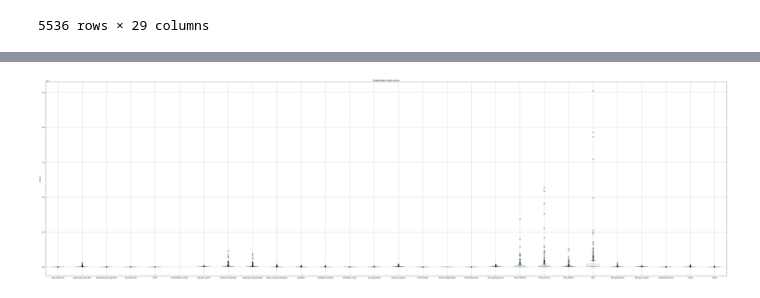
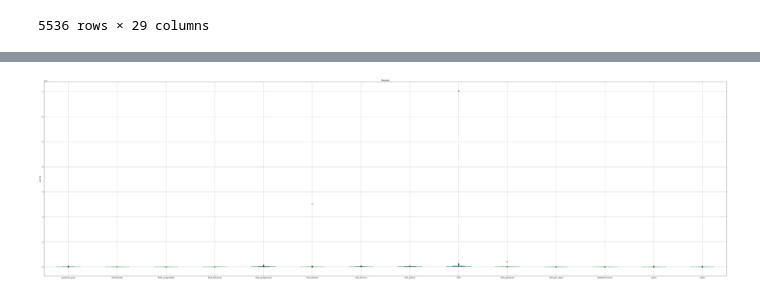
Before and after one commit to Gabrielkoeric/gci_2023, a Jupyter notebook: prova.ipynb, the cells around one changed output, grey strips where cells are left out. Cells and saved outputs as stored; diff of their text form; code cells hidden in the pictures.

```diff
--- a/prova.ipynb
+++ b/prova.ipynb
@@ -74,0 +77,4 @@ sc
+# %%
+colunas2 = base[['producao_graos', 'IDHM_Renda', 'IDHM_Longevidade', 'IDHM_Educacao', 'GVA_agropecuaria', 'GVA_industria', 'GVA_Servicos',
+'GVA_publico', 'GDP', 'GDP_populacao', 'GDP_per_capita', 'estabelecimentos', 'carros', 'motos' ]]
+colunas2
@@ -74,0 +95,3 @@ sc
+# %%
+am = colunas2.loc[base['estado'] == 'AM']
+am
@@ -75,17 +112,10 @@ sc
 # %%
 import pandas as pd
 import matplotlib.pyplot as plt
 
-# Gera o boxplot para cada coluna do dataframe
-sc.boxplot(by=None, figsize=(70,20))
-
-# Define o título do gráfico
-plt.title('Boxplot para cada coluna')
-
-# Define o rótulo do eixo Y
+am.boxplot(by=None, figsize=(70,20))
+plt.title('Boxplot')
 plt.ylabel('Valores')
-
-# Mostra o gráfico
 plt.show()
 # %% [output]
-[figure, old version]
+[figure, new version]
```
Also changed, not shown: parts of 5 cells of this notebook.
